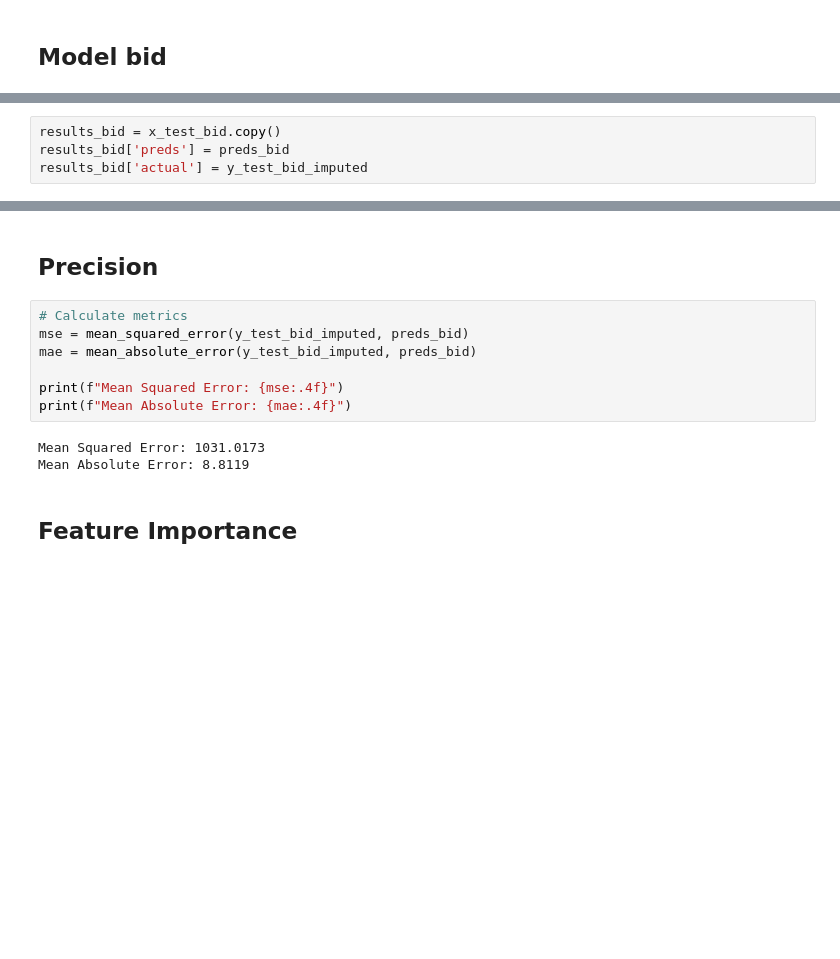
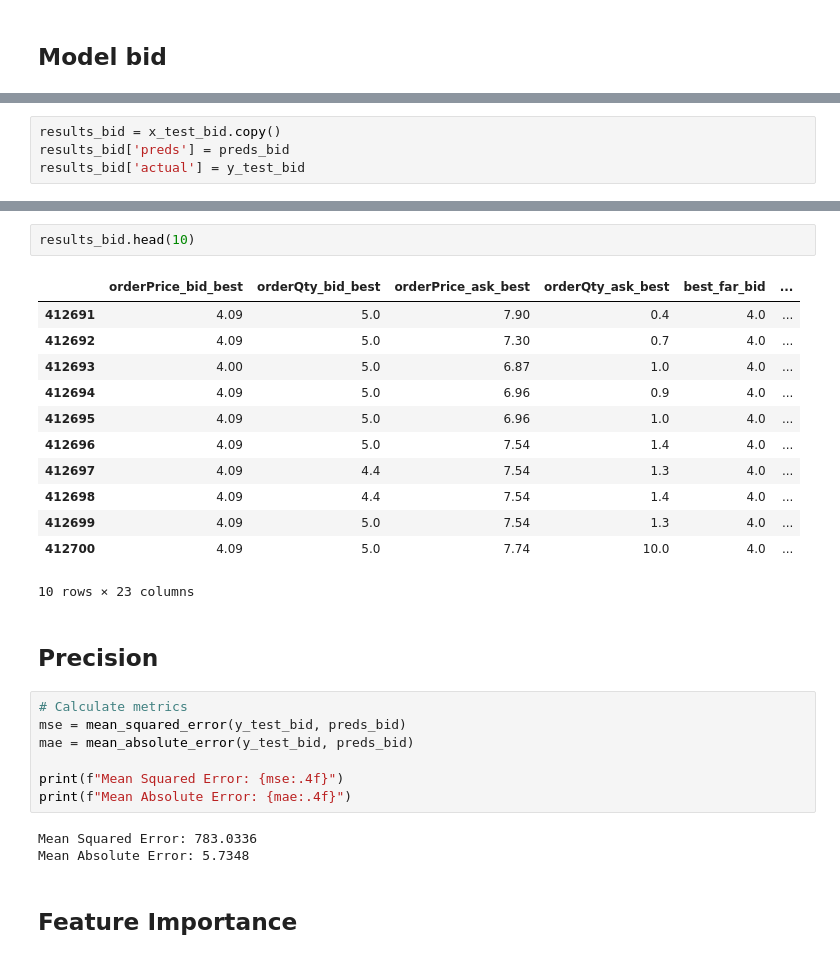
Before and after one commit to axelandreassen/Forecasting-ID-prices, a Jupyter notebook: DataPrep.ipynb, the cells around one changed output, grey strips where cells are left out. Cells and saved outputs as stored; diff of their text form; blank space fills up the shorter version.

```diff
--- a/DataPrep.ipynb
+++ b/DataPrep.ipynb
@@ -603,4 +652,4 @@ preds_bid = model_bid.predict(x_test_bid)
 # %%
 results_bid = x_test_bid.copy()
 results_bid['preds'] = preds_bid
-results_bid['actual'] = y_test_bid_imputed
+results_bid['actual'] = y_test_bid
@@ -627,15 +656,30 @@ results_bid.sample(20)
+# %%
+results_bid.head(10)
+# %% [output]
+|  | orderPrice_bid_best | orderQty_bid_best | orderPrice_ask_best | orderQty_ask_best | best_far_bid | ... |
+| 412691 | 4.09 | 5.0 | 7.90 | 0.4 | 4.0 | ... |
+| 412692 | 4.09 | 5.0 | 7.30 | 0.7 | 4.0 | ... |
+| 412693 | 4.00 | 5.0 | 6.87 | 1.0 | 4.0 | ... |
+| 412694 | 4.09 | 5.0 | 6.96 | 0.9 | 4.0 | ... |
+| 412695 | 4.09 | 5.0 | 6.96 | 1.0 | 4.0 | ... |
+| 412696 | 4.09 | 5.0 | 7.54 | 1.4 | 4.0 | ... |
+| 412697 | 4.09 | 4.4 | 7.54 | 1.3 | 4.0 | ... |
+| 412698 | 4.09 | 4.4 | 7.54 | 1.4 | 4.0 | ... |
+| 412699 | 4.09 | 5.0 | 7.54 | 1.3 | 4.0 | ... |
+| 412700 | 4.09 | 5.0 | 7.74 | 10.0 | 4.0 | ... |
+10 rows × 23 columns
 # %% [markdown]
 ## Precision
 # %%
 # Calculate metrics
-mse = mean_squared_error(y_test_bid_imputed, preds_bid)
-mae = mean_absolute_error(y_test_bid_imputed, preds_bid)
+mse = mean_squared_error(y_test_bid, preds_bid)
+mae = mean_absolute_error(y_test_bid, preds_bid)
 
 print(f"Mean Squared Error: {mse:.4f}")
 print(f"Mean Absolute Error: {mae:.4f}")
 # %% [output]
-Mean Squared Error: 1031.0173
-Mean Absolute Error: 8.8119
+Mean Squared Error: 783.0336
+Mean Absolute Error: 5.7348
 # %% [markdown]
 ## Feature Importance
 # %%
```
Also changed, not shown: parts of 17 cells of this notebook.
